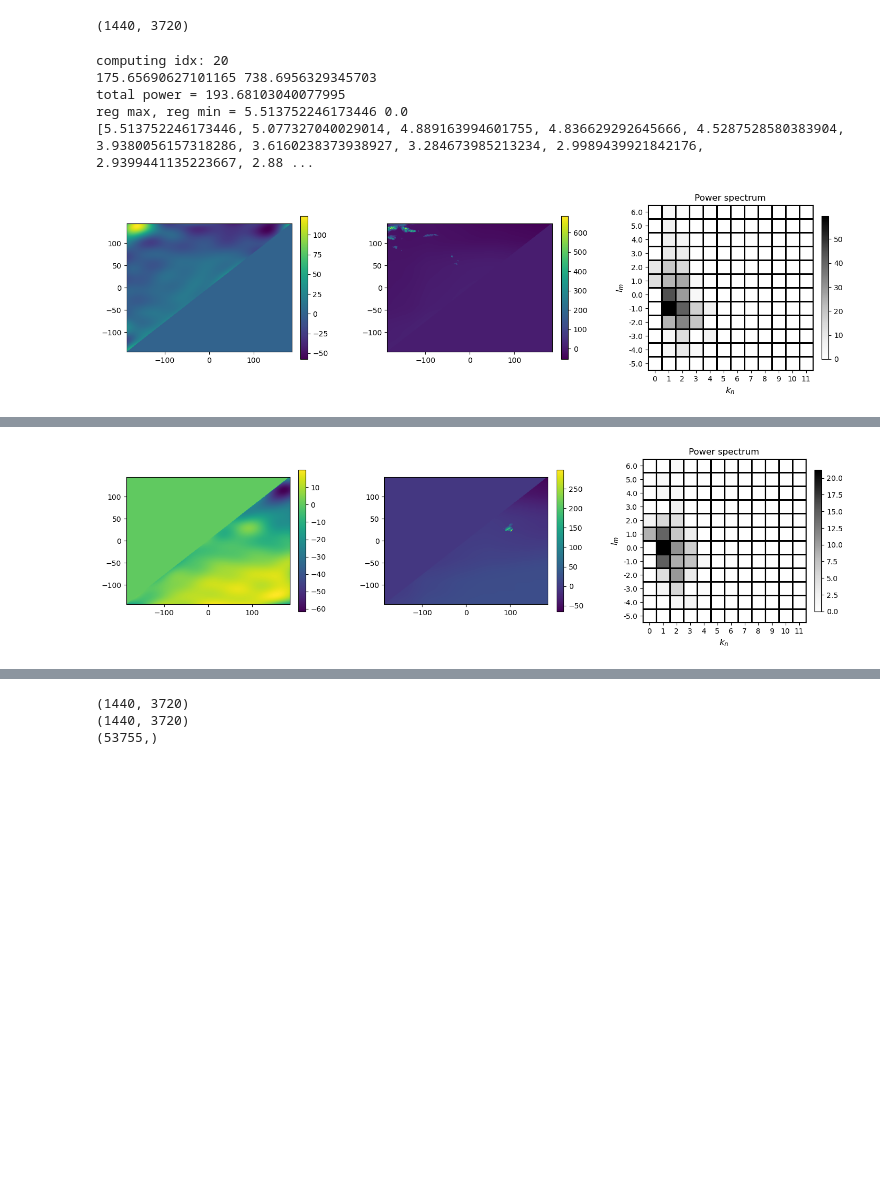
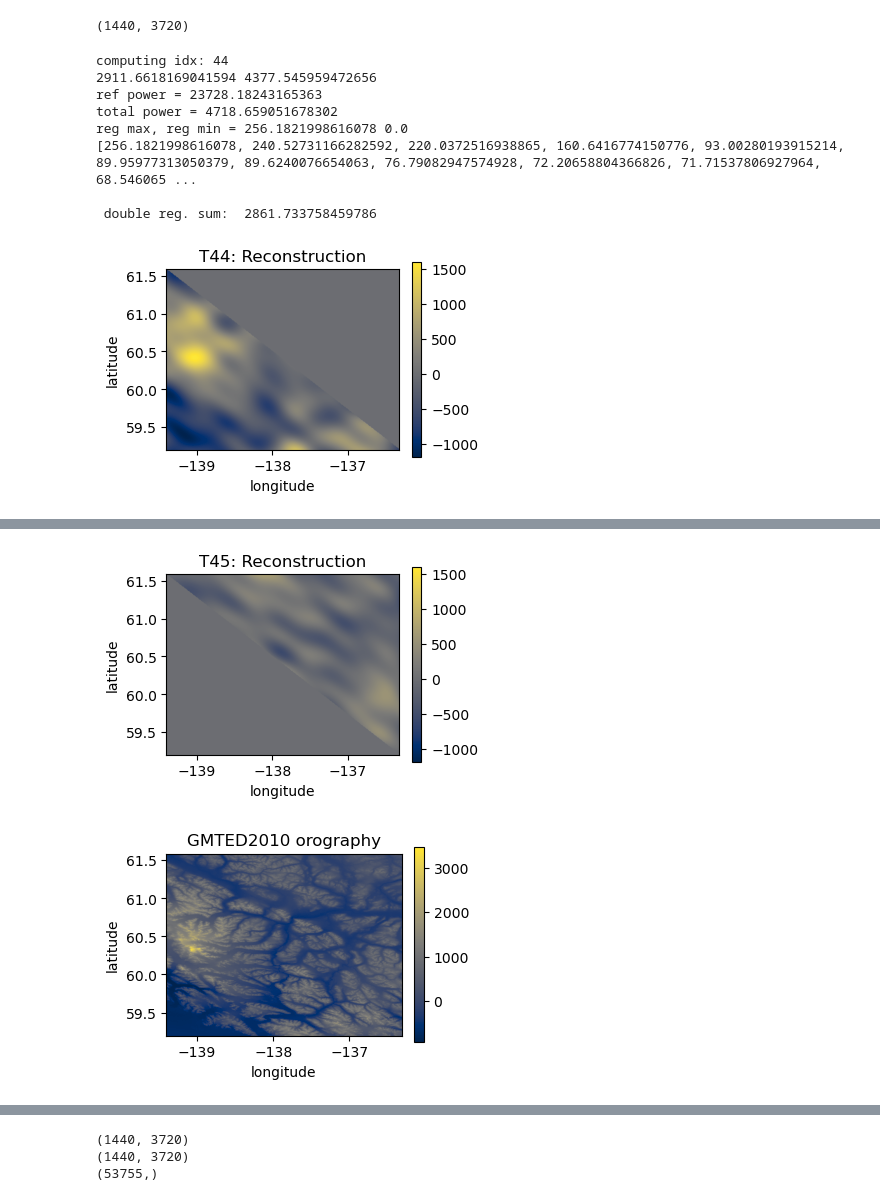
Before and after one commit to ray-chew/pyCSAM, a Jupyter notebook: notebooks/orog_delaunay.ipynb, the cells around one changed output, grey strips where cells are left out. Saved outputs shown, nothing was run; the diff lists cells and outputs as text; code cells hidden in the pictures; blank space fills up the shorter version.

```diff
--- a/notebooks/orog_delaunay.ipynb
+++ b/notebooks/orog_delaunay.ipynb
@@ -234,7 +261,7 @@ def get_lat_lon_segments(lat_verts, lon_verts, cell, topo):
     cell.lon = topo.lon[lon_min : lon_max]
 
     cell.topo = topo.topo[lat_min:lat_max, lon_min:lon_max]
-    cell.topo -= cell.topo.mean()
+    # cell.topo -= cell.topo.mean()
     cell.mask = cell.mask[lat_min:lat_max, lon_min:lon_max]
 
     cell.gen_mgrids()
@@ -278,7 +305,7 @@ fobj = fourier.f_trans(nhi,nhj)
 # for idx in range(len(tri.simplices)):
 
 all_cells = np.zeros(2, dtype='object')
-
+idx_name = []
 # for cnt, idx in enumerate(range(0,2)):
 # for cnt, idx in enumerate(range(2,4)):
 # for cnt, idx in enumerate(range(4,6)):
@@ -289,7 +316,15 @@ all_cells = np.zeros(2, dtype='object')
 # for cnt, idx in enumerate(range(14,16)):
 # for cnt, idx in enumerate(range(16,18)):
 # for cnt, idx in enumerate(range(18,20)):
-for cnt, idx in enumerate(range(20,22)):
+# for cnt, idx in enumerate(range(20,22)):
+# for cnt, idx in enumerate(range(58,60)):         # overestimation
+# for cnt, idx in enumerate(range(48,50)):
+# for cnt, idx in enumerate(range(88,90)):        # underestimation
+# for cnt, idx in enumerate(range(42,44)):
+for cnt, idx in enumerate(range(44,46)):
+# for cnt, idx in enumerate(range(54,56)):
+# for cnt, idx in enumerate(range(82,84)):
+# for cnt, idx in enumerate(range(90,92)):
     # initialise cell object
     cell = var.topo_cell()
 
@@ -306,7 +341,7 @@ for cnt, idx in enumerate(range(20,22)):
 
     # do fourier...
     fobj.do_full(cell)
-    am, data_recons = lin_reg.do(fobj, cell, lmbda = 0.5)
+    am, data_recons = lin_reg.do(fobj, cell, lmbda = 1e-1)
 
     dat_2D = reconstruction.recon_2D(data_recons, cell)
 
@@ -316,6 +351,10 @@ for cnt, idx in enumerate(range(20,22)):
 
     fq_cpy = np.copy(freqs)
     total_power = fq_cpy.sum()
+
+    ref_power = np.abs(np.fft.rfft2(cell.topo - cell.topo.mean())) / cell.topo.size
+    ref_power = ref_power.sum()
+    print("ref power =", ref_power)
     print("total power =", total_power)
     print("reg max, reg min =", fq_cpy.max(), fq_cpy.min())
 
@@ -328,7 +367,9 @@ for cnt, idx in enumerate(range(20,22)):
         max_val = fq_cpy[max_idx]
         fq_cpy[max_idx] = 0.0
 
-        if (sum(max_ampls) >= total_power):
+        # if (sum(max_ampls) >= 0.1 * ref_power):
+            # break
+        if (sum(max_ampls) >= 1.0 * total_power):
             break
         # if sum(max_ampls) >= (total_power / 44000) * 44000:
             # break
@@ -336,43 +377,68 @@ for cnt, idx in enumerate(range(20,22)):
         # if max_ampls[-1] <= 0.1 * max_ampls[0]:
             break
 
 
-    print(max_ampls, len(max_ampls))
+    print(max_ampls, len(max_ampls), sum(max_ampls))
     k_idxs = [pair[1] for pair in indices]
     l_idxs = [pair[0] for pair in indices]
 
     fobj.set_kls(k_idxs, l_idxs)
     fobj.do_full(cell)
 
-    am, data_recons = lin_reg.do(fobj, cell, lmbda = 1e-5)
+    am, data_recons = lin_reg.do(fobj, cell, lmbda = 1e-6)
 
     fobj.get_freq_grid(am)
     dat_2D = reconstruction.recon_2D(data_recons, cell)
 
     freqs = np.abs(fobj.ampls)
+
+    print("\n double reg. sum: ",freqs.sum())
 
     analysis = var.analysis()
     analysis.get_attrs(fobj, freqs)
     analysis.recon = dat_2D
 
     cell.analysis = analysis
 
     topo_tri = cell.topo * cell.mask
     topo_tri -= topo_tri.mean()
 
     all_cells[cnt] = cell
 
-    fs = (18,5)
-    fig, axs = plt.subplots(1,3, figsize=fs)
+    # fs = (18,5)
+    # fig, axs = plt.subplots(1,3, figsize=fs)
+    # fig_obj = plotter.fig_obj(fig, fobj.nhar_i, fobj.nhar_j)
+    # axs[0] = fig_obj.phys_panel(axs[0], dat_2D)
+    # axs[1] = fig_obj.phys_panel(axs[1], topo_tri)
+    # axs[2] = fig_obj.freq_panel(axs[2], freqs)
+    # plt.show()
+    if cnt == 0:
+        v_extent = [dat_2D.min(), dat_2D.max()]
+
+    fs = (4.0,4.2)
+    fig, axs = plt.subplots(1,1, figsize=fs)
     fig_obj = plotter.fig_obj(fig, fobj.nhar_i, fobj.nhar_j)
-    axs[0] = fig_obj.phys_panel(axs[0], dat_2D)
-    axs[1] = fig_obj.phys_panel(axs[1], topo_tri)
-    axs[2] = fig_obj.freq_panel(axs[2], freqs)
+    axs = fig_obj.phys_panel(axs, dat_2D, title='T%i: Reconstruction' %idx, xlabel='longitude', ylabel='latitude', extent=[cell.lon.min(), cell.lon.max(), cell.lat.min(), cell.lat.max()], v_extent=v_extent)
+    plt.tight_layout()
+    plt.savefig('output/T%i.pdf' %idx)
     plt.show()
+
+    idx_name.append(idx)
+
+fs = (4.0,4.2)
+fig, axs = plt.subplots(1,1, figsize=fs)
+fig_obj = plotter.fig_obj(fig, fobj.nhar_i, fobj.nhar_j)
+axs = fig_obj.phys_panel(axs, cell.topo, title='GMTED2010 orography', xlabel='longitude', ylabel='latitude', extent=[cell.lon.min(), cell.lon.max(), cell.lat.min(), cell.lat.max()])
+plt.tight_layout()
+plt.savefig('output/orig_topo_T%i_T%i.pdf' %(idx_name[0], idx_name[1]))
+plt.show()
 # %% [output]
-computing idx: 20
-175.65690627101165 738.6956329345703
-total power = 193.68103040077995
-reg max, reg min = 5.513752246173446 0.0
-[5.513752246173446, 5.077327040029014, 4.889163994601755, 4.836629292645666, 4.5287528580383904, 3.9380056157318286, 3.6160238373938927, 3.284673985213234, 2.9989439921842176, 2.9399441135223667, 2.88 ...
+computing idx: 44
+2911.6618169041594 4377.545959472656
+ref power = 23728.18243165363
+total power = 4718.659051678302
+reg max, reg min = 256.1821998616078 0.0
+[256.1821998616078, 240.52731166282592, 220.0372516938865, 160.6416774150776, 93.00280193915214, 89.95977313050379, 89.6240076654063, 76.79082947574928, 72.20658804366826, 71.71537806927964, 68.546065 ...
+
+ double reg. sum:  2861.733758459786
-[figure, old version]
+[figure, new version]
@@ -384,4 +453,5 @@ reg max, reg min = 6.463149098165107 0.0
-[figure, old version]
+[figure, new version]
+[figure, added]
 # %%
 importlib.reload(physics)
 
```
Also changed, not shown: parts of 9 cells of this notebook.
